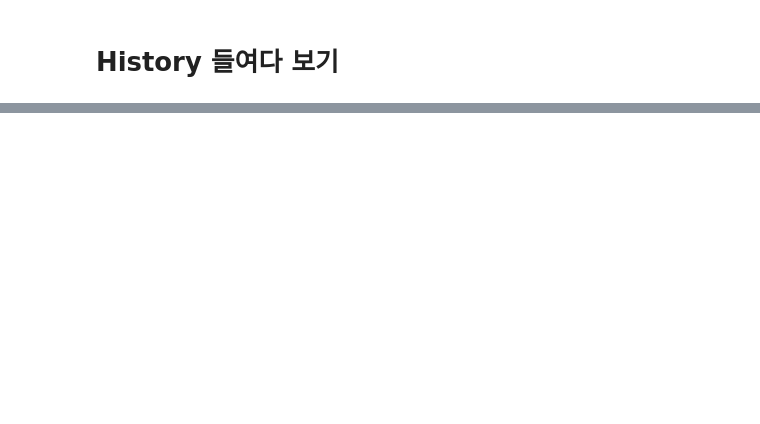
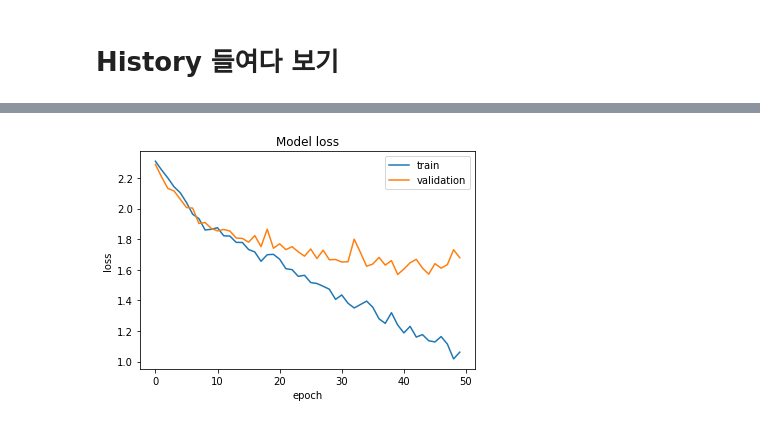
Before and after one commit to Huni0318/Deep-learning, a Jupyter notebook: practical exercise/post_process.ipynb, the cells around one changed output, grey strips where cells are left out. Drawn from its saved outputs; the diff is of its cells as text; code cells hidden in the pictures; blank space fills up the shorter version.

```diff
--- a/practical exercise/post_process.ipynb
+++ b/practical exercise/post_process.ipynb
@@ -138,0 +199,10 @@ Epoch 50/50
+# %%
+plt.plot(history.history['loss'])
+plt.plot(history.history['val_loss'])
+plt.title('Model loss')
+plt.xlabel('epoch')
+plt.ylabel('loss')
+plt.legend(['train','validation'])
+plt.show()
+# %% [output]
+[figure, added]
```
Also changed, not shown: parts of 6 cells of this notebook.
